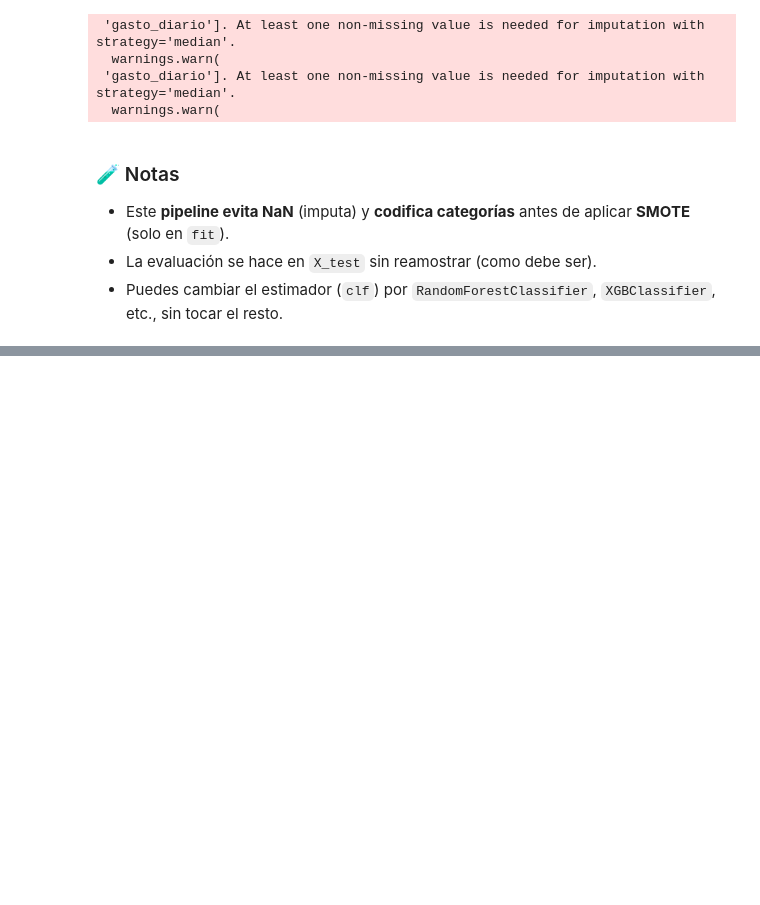
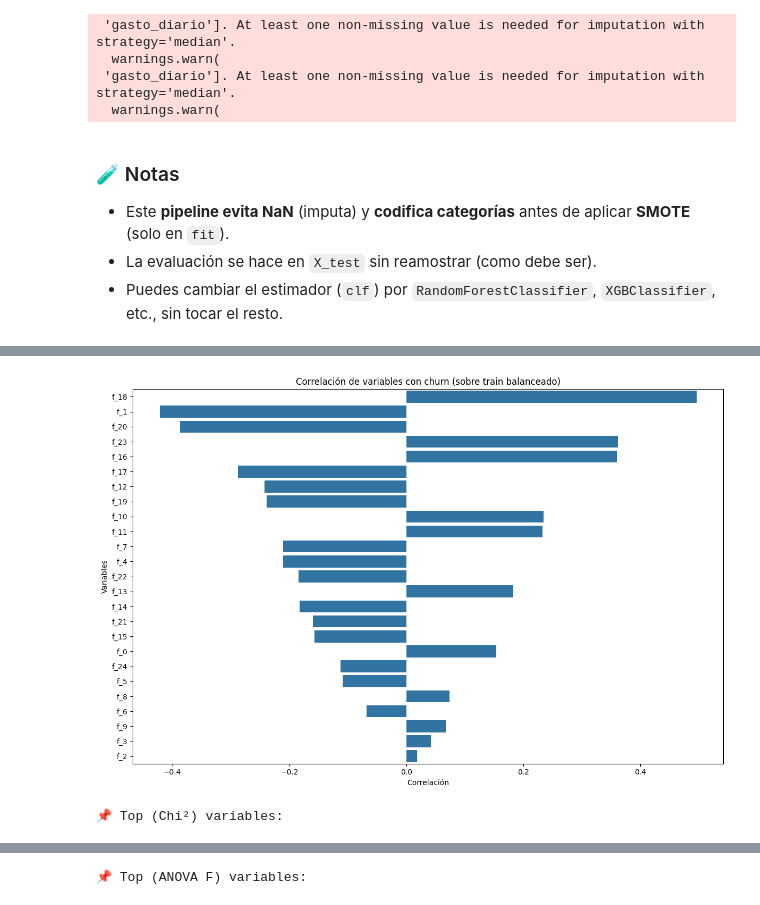
Before and after one commit to Junior11995/Challenge-TelecomX-Parte2-Prediccion, a Jupyter notebook: Challenge_TelecomX_Parte2_Prediccion.ipynb, the cells around one changed output, grey strips where cells are left out. Cells and saved outputs as stored; diff of their text form; code cells hidden in the pictures; blank space fills up the shorter version.

```diff
--- a/Challenge_TelecomX_Parte2_Prediccion.ipynb
+++ b/Challenge_TelecomX_Parte2_Prediccion.ipynb
@@ -482,0 +485,78 @@ ROC-AUC (test): 0.8436
+# %%
+# =========================================================
+# Reconstrucción de columnas + Correlación y Selección (fix)
+# Usa nombres de columnas del preprocesador (pre o pipe)
+# =========================================================
+import numpy as np
+import pandas as pd
+import matplotlib.pyplot as plt
+import seaborn as sns
+from sklearn.preprocessing import MinMaxScaler
+from sklearn.feature_selection import SelectKBest, chi2, f_classif
+
+# 1) Obtener nombres de columnas transformadas
+feature_names = None
+
+# Caso A: usaste 'pre' (ColumnTransformer) fuera de pipeline
+try:
+    feature_names = pre.get_feature_names_out()
+except Exception:
+    pass
+
+# Caso B: usaste 'pipe' (Pipeline con 'preprocessor' dentro)
+if feature_names is None:
+    try:
+        feature_names = pipe.named_steps["preprocessor"].get_feature_names_out()
+    except Exception:
+        pass
+
+# Caso C: fallback genérico si no coinciden las dimensiones
+if feature_names is None or len(feature_names) != X_train_bal.shape[1]:
+    feature_names = [f"f_{i}" for i in range(X_train_bal.shape[1])]
+
+# 2) Reconstruir DataFrame balanceado con nombres correctos
+X_train_bal_df = pd.DataFrame(X_train_bal, columns=feature_names)
+y_train_bal_sr = pd.Series(np.array(y_train_bal).ravel(), name="target")
+
+# 3) Correlación con la variable objetivo (solo numéricas)
+plt.figure(figsize=(12, 8))
+corr = X_train_bal_df.select_dtypes(include=[np.number]).corrwith(y_train_bal_sr)
+corr = corr.dropna().sort_values(key=lambda s: s.abs(), ascending=False)
+
+sns.barplot(x=corr.values, y=corr.index)
+plt.title("Correlación de variables con churn (sobre train balanceado)")
+plt.xlabel("Correlación")
+plt.ylabel("Variables")
+plt.tight_layout()
+plt.show()
+
+# 4) Selección por Chi² (requiere no-negativos) → MinMaxScaler
+X_chi = pd.DataFrame(
+    MinMaxScaler().fit_transform(X_train_bal_df),
+    columns=X_train_bal_df.columns
+)
+chi_selector = SelectKBest(score_func=chi2, k=min(15, X_chi.shape[1]))
+chi_selector.fit(X_chi, y_train_bal_sr)
+
+chi_scores = (
+    pd.DataFrame({"Variable": X_chi.columns, "Chi2 Score": chi_selector.scores_})
+      .sort_values("Chi2 Score", ascending=False)
+      .head(15)
+)
+print("\n📌 Top (Chi²) variables:")
+display(chi_scores)
+
+# 5) Selección por ANOVA F-test (variables continuas)
+anova_selector = SelectKBest(score_func=f_classif, k=min(15, X_train_bal_df.shape[1]))
+anova_selector.fit(X_train_bal_df, y_train_bal_sr)
+
+anova_scores = (
+    pd.DataFrame({"Variable": X_train_bal_df.columns, "ANOVA F-Score": anova_selector.scores_})
+      .sort_values("ANOVA F-Score", ascending=False)
+      .head(15)
+)
+print("\n📌 Top (ANOVA F) variables:")
+display(anova_scores)
+# %% [output]
+[figure, added]
+📌 Top (Chi²) variables:
@@ -482,0 +579 @@ ROC-AUC (test): 0.8436
+📌 Top (ANOVA F) variables:
```
Also changed, not shown: parts of 2 cells of this notebook.
